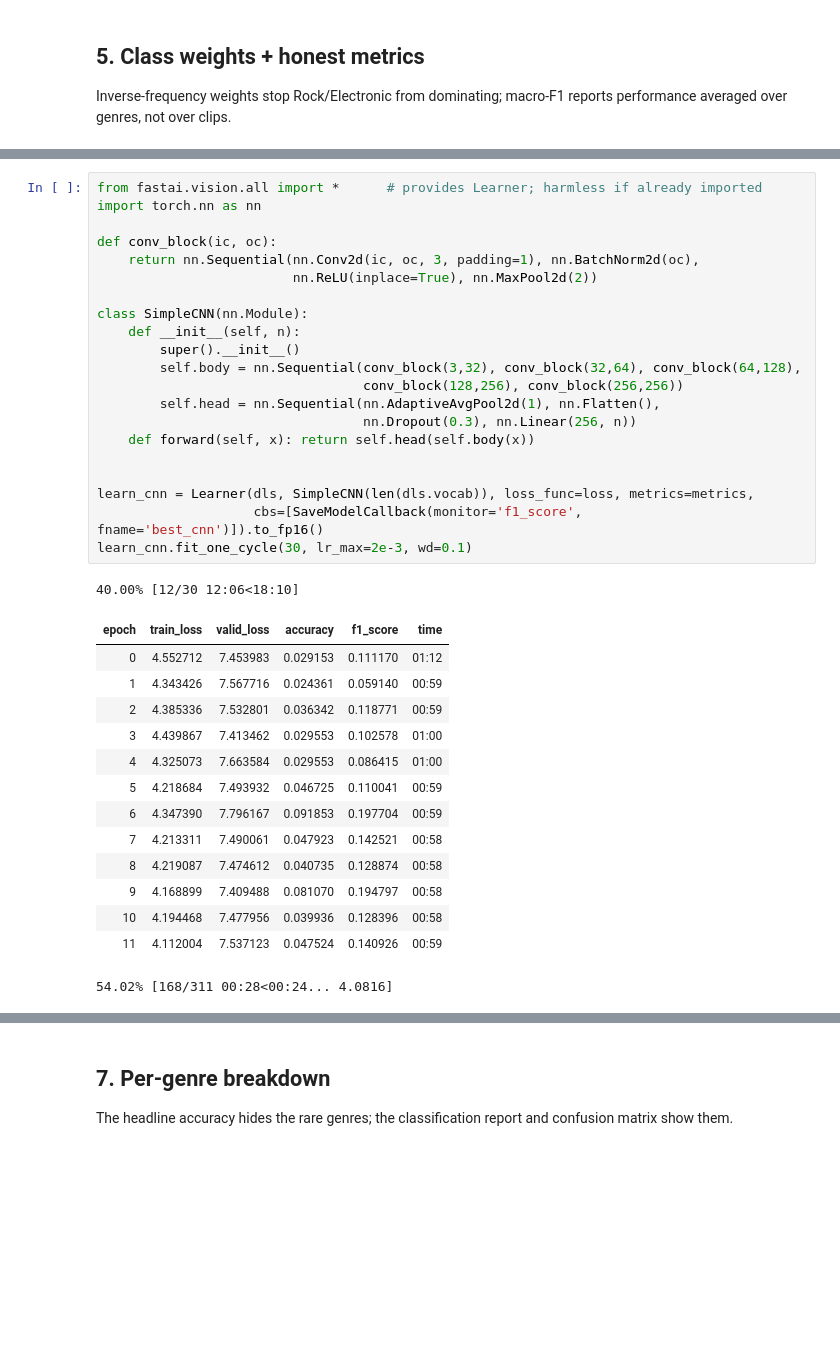
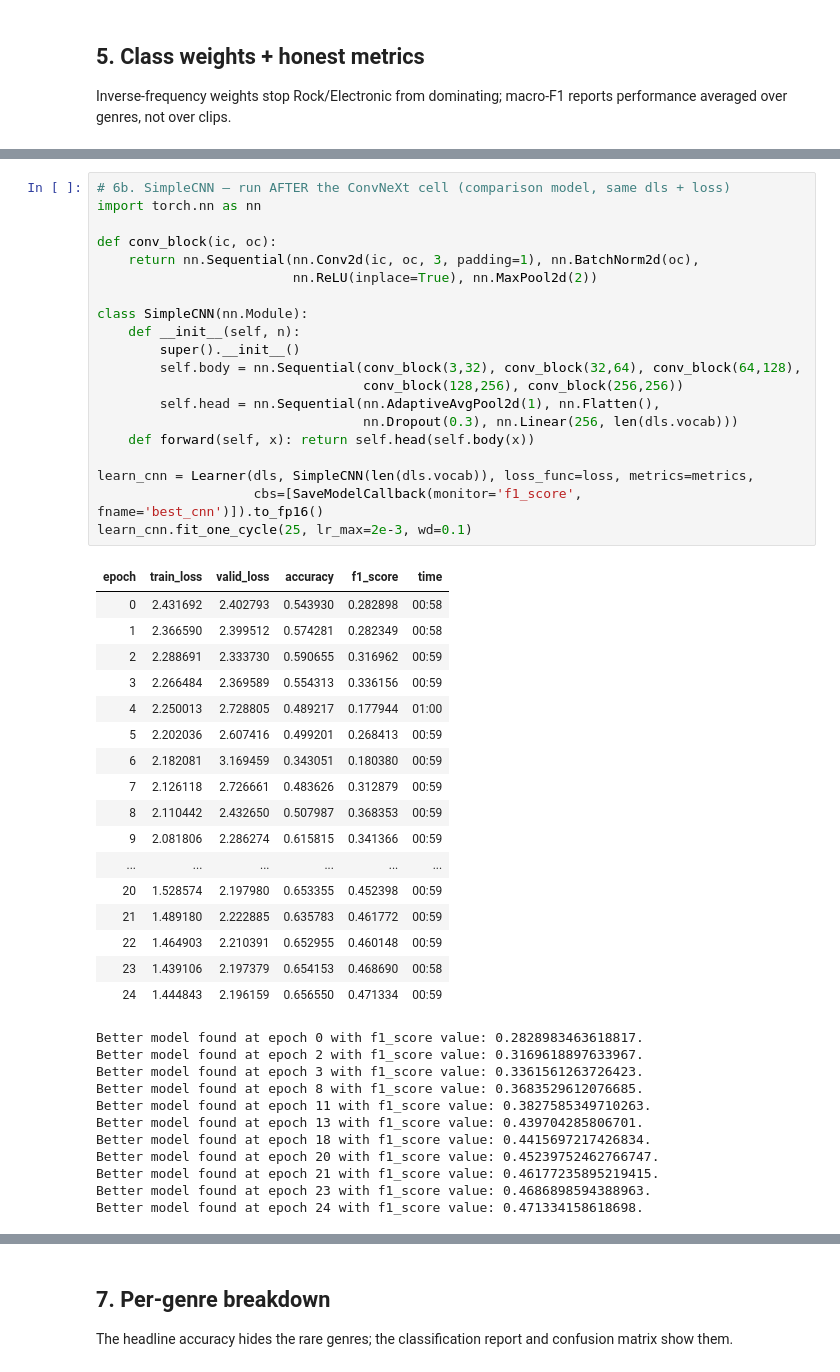
Before and after one commit to ZhihaoMu/Music-Genre-Classification, a Jupyter notebook: fma-music-genre-classification.ipynb, the cells around one changed output, grey strips where cells are left out. Drawn from its saved outputs; the diff is of its cells as text; blank space fills up the shorter version.

```diff
--- a/fma-music-genre-classification.ipynb
+++ b/fma-music-genre-classification.ipynb
@@ -243,39 +239,51 @@ Better model found at epoch 12 with f1_score value: 0.4592204686322915.
 Run this **instead of** the cell above to use the hand-built network. It trains from random
 weights, so it scores lower but is fully yours.
 # %%
-from fastai.vision.all import *      # provides Learner; harmless if already imported
+# 6b. SimpleCNN — run AFTER the ConvNeXt cell (comparison model, same dls + loss)
 import torch.nn as nn
 
 def conv_block(ic, oc):
     return nn.Sequential(nn.Conv2d(ic, oc, 3, padding=1), nn.BatchNorm2d(oc),
                          nn.ReLU(inplace=True), nn.MaxPool2d(2))
 
 class SimpleCNN(nn.Module):
     def __init__(self, n):
         super().__init__()
         self.body = nn.Sequential(conv_block(3,32), conv_block(32,64), conv_block(64,128),
                                   conv_block(128,256), conv_block(256,256))
         self.head = nn.Sequential(nn.AdaptiveAvgPool2d(1), nn.Flatten(),
-                                  nn.Dropout(0.3), nn.Linear(256, n))
+                                  nn.Dropout(0.3), nn.Linear(256, len(dls.vocab)))
     def forward(self, x): return self.head(self.body(x))
-
 
 learn_cnn = Learner(dls, SimpleCNN(len(dls.vocab)), loss_func=loss, metrics=metrics,
                     cbs=[SaveModelCallback(monitor='f1_score', fname='best_cnn')]).to_fp16()
-learn_cnn.fit_one_cycle(30, lr_max=2e-3, wd=0.1)
+learn_cnn.fit_one_cycle(25, lr_max=2e-3, wd=0.1)
 # %% [output]
+| epoch | train_loss | valid_loss | accuracy | f1_score | time |
+| 0 | 2.431692 | 2.402793 | 0.543930 | 0.282898 | 00:58 |
+| 1 | 2.366590 | 2.399512 | 0.574281 | 0.282349 | 00:58 |
+| 2 | 2.288691 | 2.333730 | 0.590655 | 0.316962 | 00:59 |
+| 3 | 2.266484 | 2.369589 | 0.554313 | 0.336156 | 00:59 |
+| 4 | 2.250013 | 2.728805 | 0.489217 | 0.177944 | 01:00 |
+| 5 | 2.202036 | 2.607416 | 0.499201 | 0.268413 | 00:59 |
+| 6 | 2.182081 | 3.169459 | 0.343051 | 0.180380 | 00:59 |
+| 7 | 2.126118 | 2.726661 | 0.483626 | 0.312879 | 00:59 |
+| 8 | 2.110442 | 2.432650 | 0.507987 | 0.368353 | 00:59 |
+| 9 | 2.081806 | 2.286274 | 0.615815 | 0.341366 | 00:59 |
+| ... | ... | ... | ... | ... | ... |
+| 20 | 1.528574 | 2.197980 | 0.653355 | 0.452398 | 00:59 |
+| 21 | 1.489180 | 2.222885 | 0.635783 | 0.461772 | 00:59 |
+| 22 | 1.464903 | 2.210391 | 0.652955 | 0.460148 | 00:59 |
+| 23 | 1.439106 | 2.197379 | 0.654153 | 0.468690 | 00:58 |
+| 24 | 1.444843 | 2.196159 | 0.656550 | 0.471334 | 00:59 |
-40.00% [12/30 12:06<18:10]
+Better model found at epoch 0 with f1_score value: 0.2828983463618817.
+Better model found at epoch 2 with f1_score value: 0.3169618897633967.
+Better model found at epoch 3 with f1_score value: 0.3361561263726423.
+Better model found at epoch 8 with f1_score value: 0.3683529612076685.
+Better model found at epoch 11 with f1_score value: 0.3827585349710263.
+Better model found at epoch 13 with f1_score value: 0.439704285806701.
+Better model found at epoch 18 with f1_score value: 0.4415697217426834.
+Better model found at epoch 20 with f1_score value: 0.45239752462766747.
+Better model found at epoch 21 with f1_score value: 0.46177235895219415.
+Better model found at epoch 23 with f1_score value: 0.4686898594388963.
+Better model found at epoch 24 with f1_score value: 0.471334158618698.
-| epoch | train_loss | valid_loss | accuracy | f1_score | time |
-| 0 | 4.552712 | 7.453983 | 0.029153 | 0.111170 | 01:12 |
-| 1 | 4.343426 | 7.567716 | 0.024361 | 0.059140 | 00:59 |
-| 2 | 4.385336 | 7.532801 | 0.036342 | 0.118771 | 00:59 |
-| 3 | 4.439867 | 7.413462 | 0.029553 | 0.102578 | 01:00 |
-| 4 | 4.325073 | 7.663584 | 0.029553 | 0.086415 | 01:00 |
-| 5 | 4.218684 | 7.493932 | 0.046725 | 0.110041 | 00:59 |
-| 6 | 4.347390 | 7.796167 | 0.091853 | 0.197704 | 00:59 |
-| 7 | 4.213311 | 7.490061 | 0.047923 | 0.142521 | 00:58 |
-| 8 | 4.219087 | 7.474612 | 0.040735 | 0.128874 | 00:58 |
-| 9 | 4.168899 | 7.409488 | 0.081070 | 0.194797 | 00:58 |
-| 10 | 4.194468 | 7.477956 | 0.039936 | 0.128396 | 00:58 |
-| 11 | 4.112004 | 7.537123 | 0.047524 | 0.140926 | 00:59 |
-54.02% [168/311 00:28<00:24... 4.0816]
```
Also changed, not shown: parts of 15 cells of this notebook.
